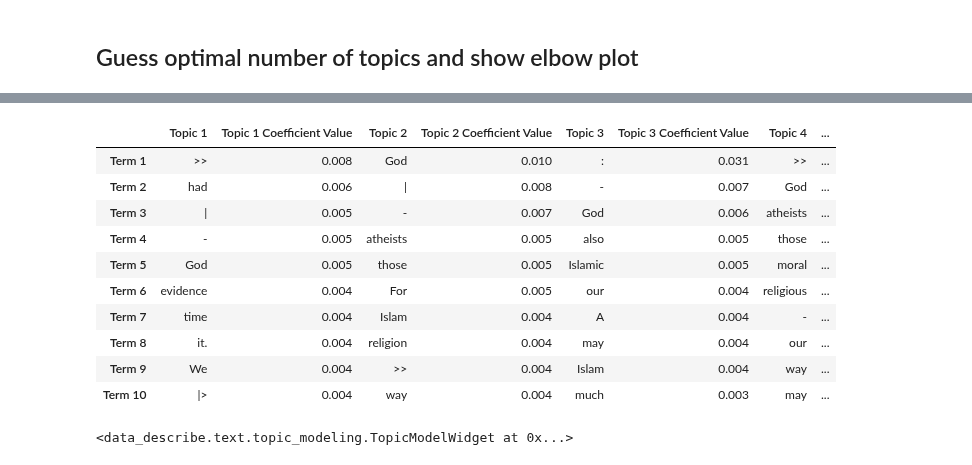
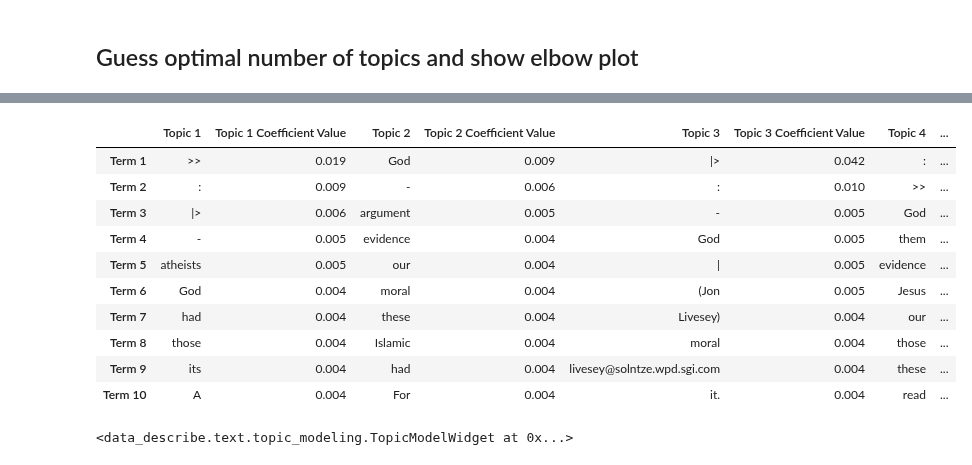
Before and after one commit to data-describe/data-describe, a Jupyter notebook: examples/Topic_Modeling.ipynb, the cells around one changed output, grey strips where cells are left out. Saved outputs shown, nothing was run; the diff lists cells and outputs as text; code cells hidden in the pictures.

```diff
--- a/examples/Topic_Modeling.ipynb
+++ b/examples/Topic_Modeling.ipynb
@@ -50,6 +41,7 @@ lda_model
 # %% [markdown]
 ## Guess optimal number of topics and show elbow plot
 # %%
-lda_model = topic_model(df.text, num_topics=None)
+%%time
+lda_model = topic_model(df.text, num_topics=None, min_topics=2, max_topics=4)
 lda_model
 # %% [output]
@@ -57,14 +51,14 @@ DeprecationWarning: `should_run_async` will not call `transform_cell` automatica
 |  | Topic 1 | Topic 1 Coefficient Value | Topic 2 | Topic 2 Coefficient Value | Topic 3 | Topic 3 Coefficient Value | Topic 4 | ... |
-| Term 1 | >> | 0.008 | God | 0.010 | : | 0.031 | >> | ... |
-| Term 2 | had | 0.006 | | | 0.008 | - | 0.007 | God | ... |
-| Term 3 | | | 0.005 | - | 0.007 | God | 0.006 | atheists | ... |
-| Term 4 | - | 0.005 | atheists | 0.005 | also | 0.005 | those | ... |
-| Term 5 | God | 0.005 | those | 0.005 | Islamic | 0.005 | moral | ... |
-| Term 6 | evidence | 0.004 | For | 0.005 | our | 0.004 | religious | ... |
-| Term 7 | time | 0.004 | Islam | 0.004 | A | 0.004 | - | ... |
-| Term 8 | it. | 0.004 | religion | 0.004 | may | 0.004 | our | ... |
-| Term 9 | We | 0.004 | >> | 0.004 | Islam | 0.004 | way | ... |
-| Term 10 | |> | 0.004 | way | 0.004 | much | 0.003 | may | ... |
+| Term 1 | >> | 0.019 | God | 0.009 | |> | 0.042 | : | ... |
+| Term 2 | : | 0.009 | - | 0.006 | : | 0.010 | >> | ... |
+| Term 3 | |> | 0.006 | argument | 0.005 | - | 0.005 | God | ... |
+| Term 4 | - | 0.005 | evidence | 0.004 | God | 0.005 | them | ... |
+| Term 5 | atheists | 0.005 | our | 0.004 | | | 0.005 | evidence | ... |
+| Term 6 | God | 0.004 | moral | 0.004 | (Jon | 0.005 | Jesus | ... |
+| Term 7 | had | 0.004 | these | 0.004 | Livesey) | 0.004 | our | ... |
+| Term 8 | those | 0.004 | Islamic | 0.004 | moral | 0.004 | those | ... |
+| Term 9 | its | 0.004 | had | 0.004 | livesey@solntze.wpd.sgi.com | 0.004 | these | ... |
+| Term 10 | A | 0.004 | For | 0.004 | it. | 0.004 | read | ... |
 <data_describe.text.topic_modeling.TopicModelWidget at 0x...>
 # %%
 lda_model.elbow_plot()
```
Also changed, not shown: parts of 4 cells of this notebook, 2 other files.
